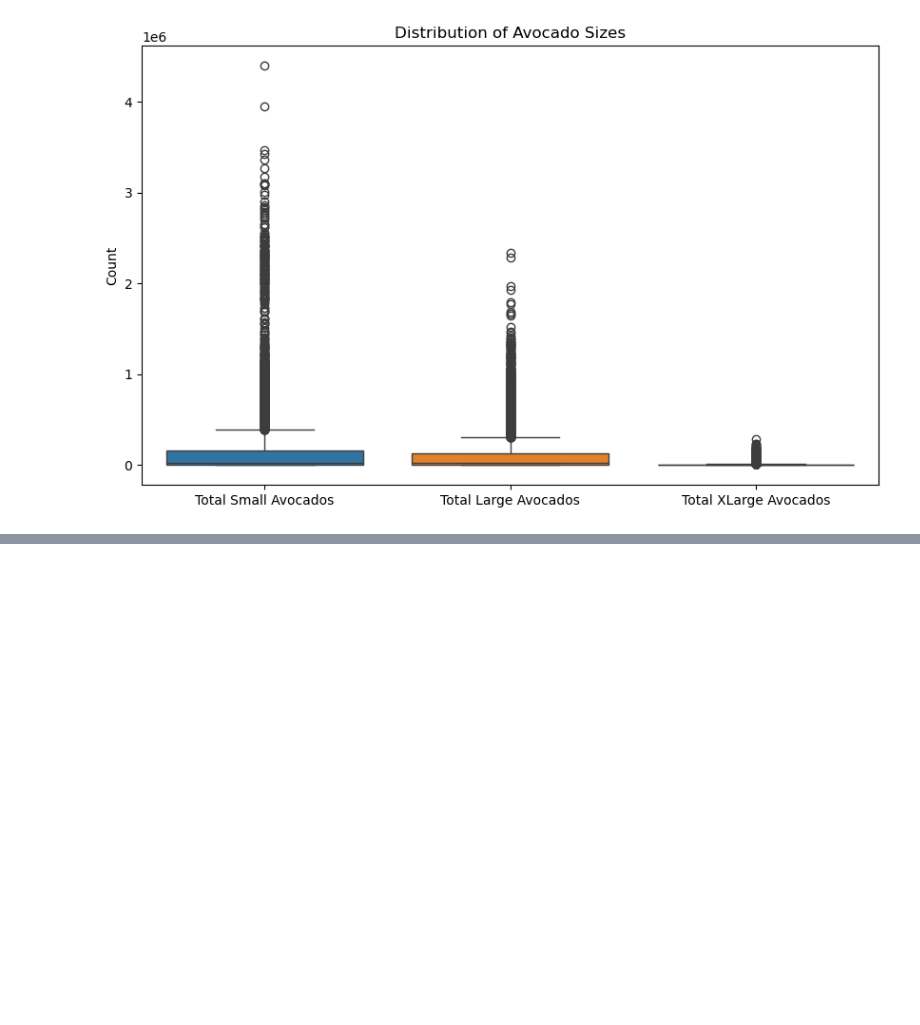
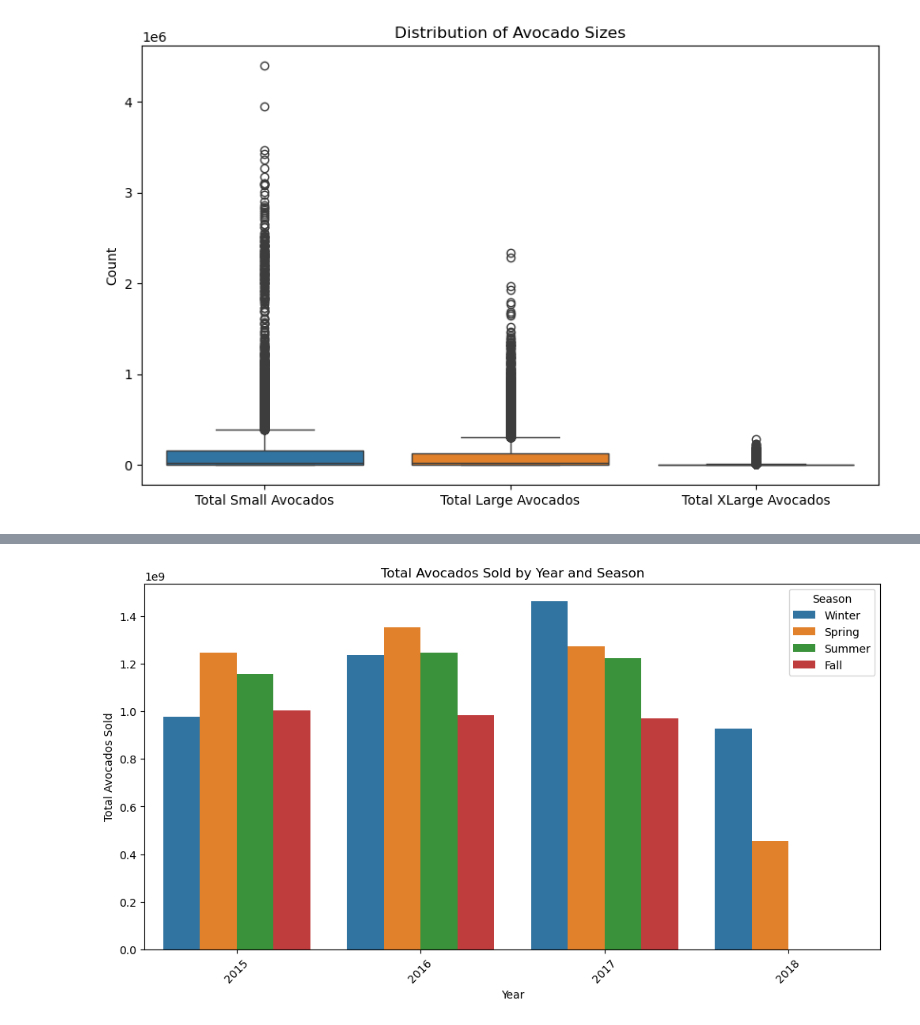
Before and after one commit to k23p/Project-2_Avo-Project, a Jupyter notebook: AVO_dataset_prep.ipynb, the cells around one changed output, grey strips where cells are left out. Drawn from its saved outputs; the diff is of its cells as text; code cells hidden in the pictures; blank space fills up the shorter version.

```diff
--- a/AVO_dataset_prep.ipynb
+++ b/AVO_dataset_prep.ipynb
@@ -371,0 +456,24 @@ plt.show()
+# %%
+seasonal_comparison = avo_dataset.groupby(["year", "Season"])[
+    ["Total Volume", "Total Small Avocados", "Total Large Avocados"]
+].sum().reset_index()
+
+season_order = ["Winter", "Spring", "Summer", "Fall"]
+
+plt.figure(figsize=(12, 6))
+sns.barplot(
+    x="year",
+    y="Total Volume",
+    hue="Season",
+    hue_order=season_order,
+    data=seasonal_comparison
+)
+
+plt.title("Total Avocados Sold by Year and Season")
+plt.ylabel("Total Avocados Sold")
+plt.xlabel("Year")
+plt.legend(title="Season")
+plt.xticks(rotation=45)
+plt.show()
+# %% [output]
+[figure, added]
```
Also changed, not shown: parts of 34 cells of this notebook.
